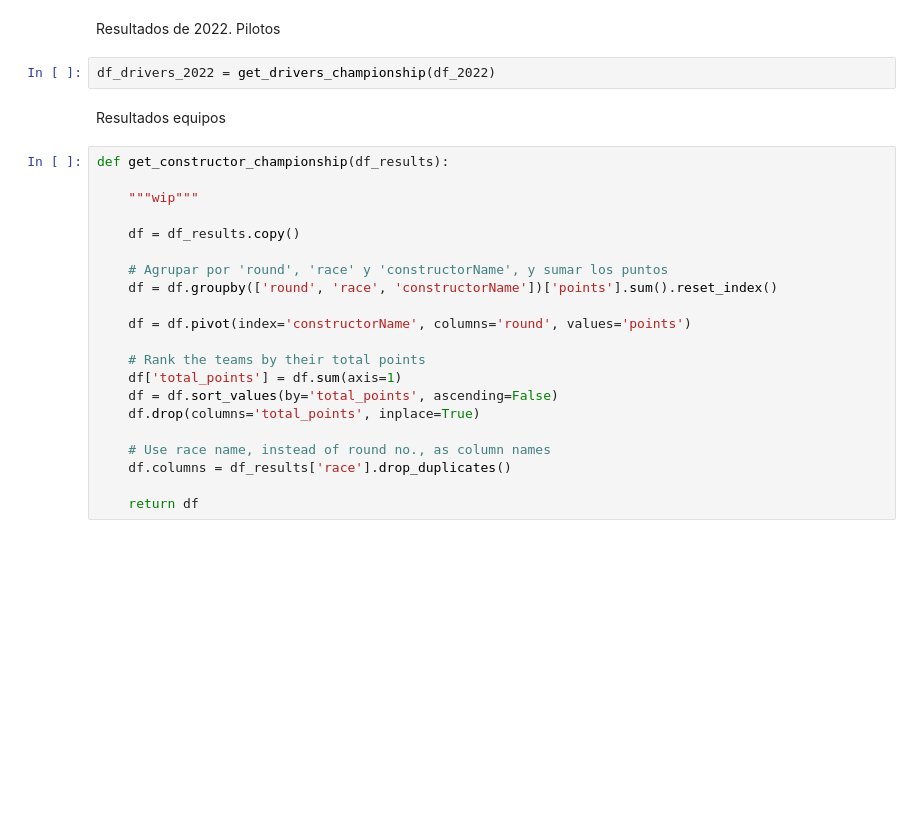
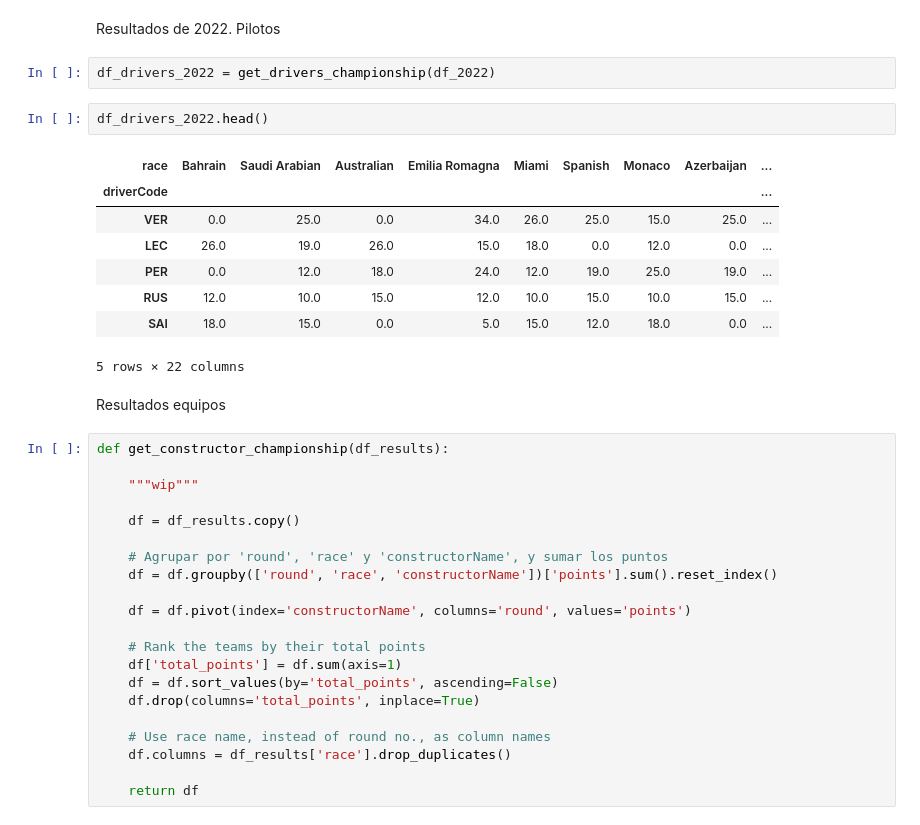
Before and after one commit to SupernovaIa/Formula-1-ML-Project, a Jupyter notebook: notebook/2024-Season.ipynb, the cells around one changed output. Saved outputs shown, nothing was run; the diff lists cells and outputs as text; blank space fills up the shorter version.

```diff
--- a/notebook/2024-Season.ipynb
+++ b/notebook/2024-Season.ipynb
@@ -74,6 +104,17 @@ def get_drivers_championship(df_results):
 Resultados de 2022. Pilotos
 # %%
 df_drivers_2022 = get_drivers_championship(df_2022)
+# %%
+df_drivers_2022.head()
+# %% [output]
+| race | Bahrain | Saudi Arabian | Australian | Emilia Romagna | Miami | Spanish | Monaco | Azerbaijan | ... |
+| driverCode |  |  |  |  |  |  |  |  | ... |
+| VER | 0.0 | 25.0 | 0.0 | 34.0 | 26.0 | 25.0 | 15.0 | 25.0 | ... |
+| LEC | 26.0 | 19.0 | 26.0 | 15.0 | 18.0 | 0.0 | 12.0 | 0.0 | ... |
+| PER | 0.0 | 12.0 | 18.0 | 24.0 | 12.0 | 19.0 | 25.0 | 19.0 | ... |
+| RUS | 12.0 | 10.0 | 15.0 | 12.0 | 10.0 | 15.0 | 10.0 | 15.0 | ... |
+| SAI | 18.0 | 15.0 | 0.0 | 5.0 | 15.0 | 12.0 | 18.0 | 0.0 | ... |
+5 rows × 22 columns
 # %% [markdown]
 Resultados equipos
 # %%
```
Also changed, not shown: parts of 19 cells of this notebook.
